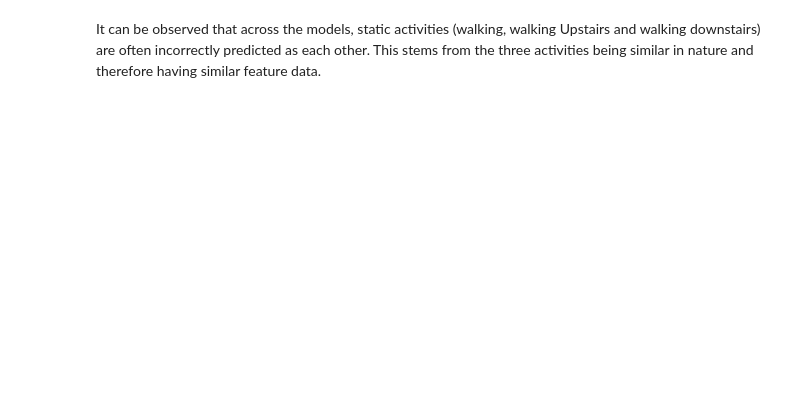
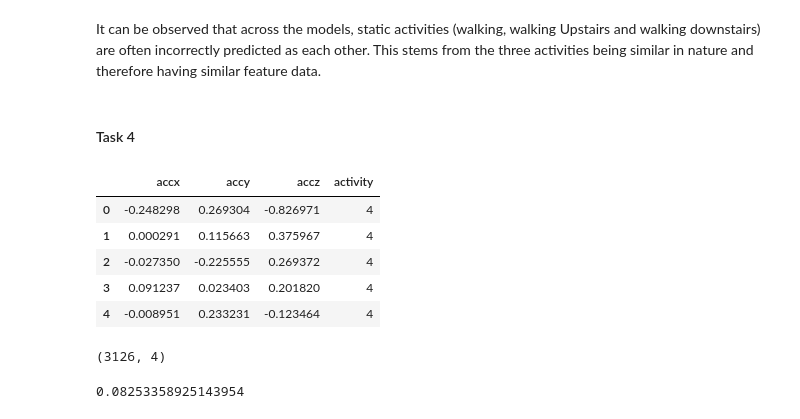
Before and after one commit to rishabh-mondal/es335-24-fall-assignment-1, a Jupyter notebook: main_script.ipynb, the cells around one changed output. Saved outputs shown, nothing was run; the diff lists cells and outputs as text; code cells hidden in the pictures; blank space fills up the shorter version.

```diff
--- a/main_script.ipynb
+++ b/main_script.ipynb
@@ -664,2 +665,18 @@ plt.show()
 # %% [markdown]
 It can be observed that across the models, static activities (walking, walking Upstairs and walking downstairs) are often incorrectly predicted as each other. This stems from the three activities being similar in nature and therefore having similar feature data.
+# %% [markdown]
+#### Task 4
+# %%
+downsampled = pd.read_csv('Downsampled/downsampled.csv')
+downsampled.head()
+# %% [output]
+|  | accx | accy | accz | activity |
+| 0 | -0.248298 | 0.269304 | -0.826971 | 4 |
+| 1 | 0.000291 | 0.115663 | 0.375967 | 4 |
+| 2 | -0.027350 | -0.225555 | 0.269372 | 4 |
+| 3 | 0.091237 | 0.023403 | 0.201820 | 4 |
+| 4 | -0.008951 | 0.233231 | -0.123464 | 4 |
+# %%
+downsampled.shape
+# %% [output]
+(3126, 4)
@@ -665,0 +686,7 @@ It can be observed that across the models, static activities (walking, walking U
+# %%
+model = DecisionTreeClassifier(max_depth=8)
+model.fit(train_df.drop('activity', axis=1), train_df['activity'])
+test_pred = model.predict(downsampled.drop('activity', axis=1))
+print(accuracy_score(test_pred, downsampled['activity']))
+# %% [output]
+0.08253358925143954
```
Also changed, not shown: parts of 10 cells of this notebook, 9 other files.
